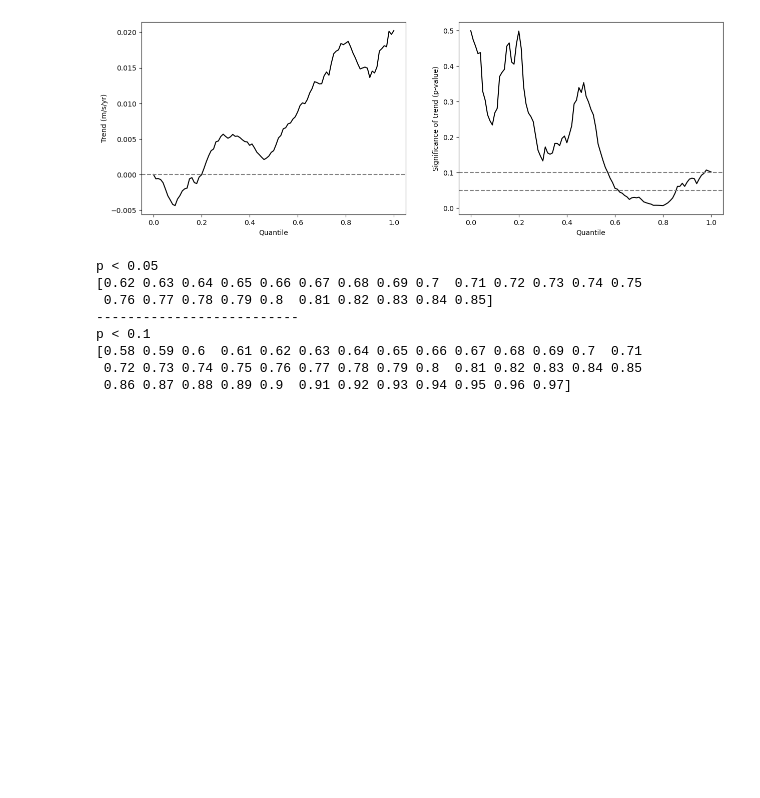
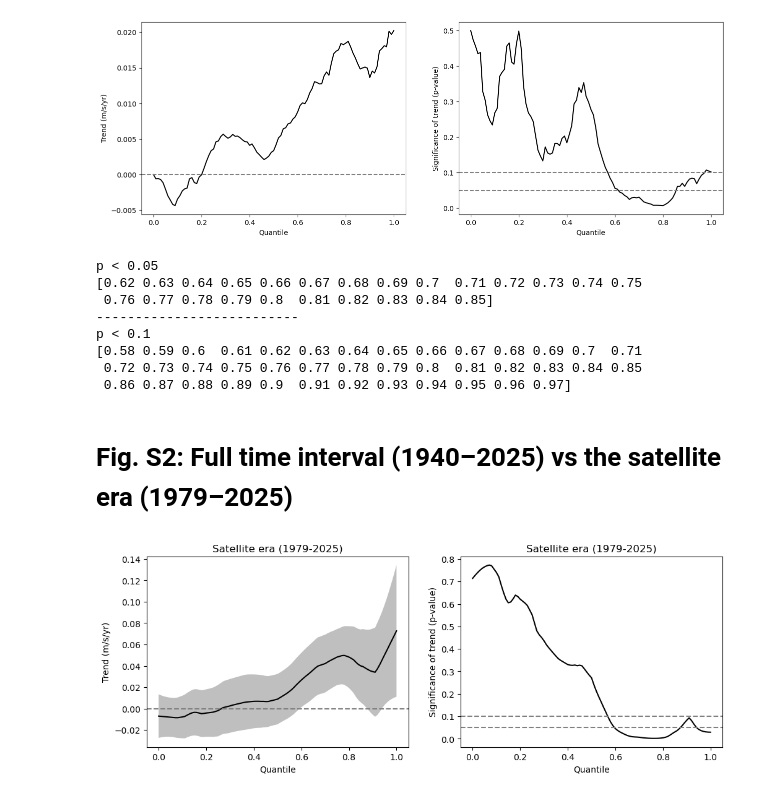
Before and after one commit to xueke-li/Nor-easters, a Jupyter notebook: scripts/Fig4_ws_quantile_reg_and_mannkendall.ipynb, the cells around one changed output. Cells and saved outputs as stored; diff of their text form; code cells hidden in the pictures; blank space fills up the shorter version.

```diff
--- a/scripts/Fig4_ws_quantile_reg_and_mannkendall.ipynb
+++ b/scripts/Fig4_ws_quantile_reg_and_mannkendall.ipynb
@@ -338,0 +346,2 @@ p < 0.1
+# %% [markdown]
+# Fig. S2: Full time interval (1940–2025) vs the satellite era (1979–2025)
@@ -338,0 +392,10 @@ p < 0.1
+# %%
+################# $$$$$$$$$$$$$$  #################
+allyrs = np.arange(1979, 2025) # satellite era (1979-2025)
+# allyrs = np.arange(1940, 2025) # full time interval (1940-2025)
+################# $$$$$$$$$$$$$$  #################
+
+dfs_sens = read_years_SLP(allyrs, 98000)
+qregs_w_sens = plot_quantile_sens(dfs_sens, 'max_w_all_h_750 (m/s)', quantiles, 'max_w (m/s)', 'Max. wind speed (m/s)', 'Trend (m/s/yr)', qs_plot)
+# %% [output]
+[figure, added]
```
Also changed, not shown: parts of 2 cells of this notebook.
